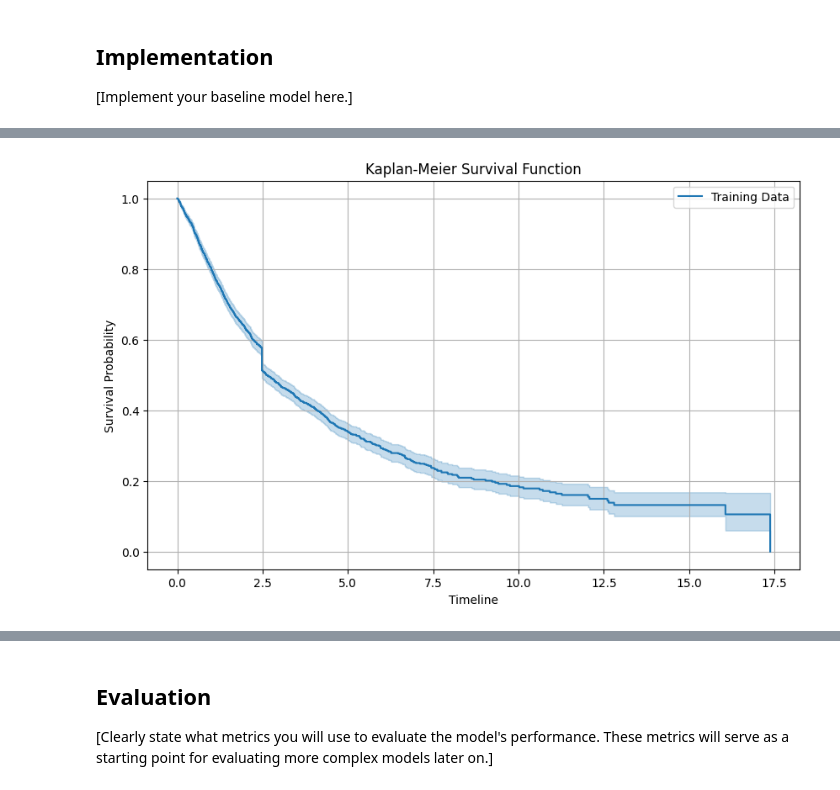
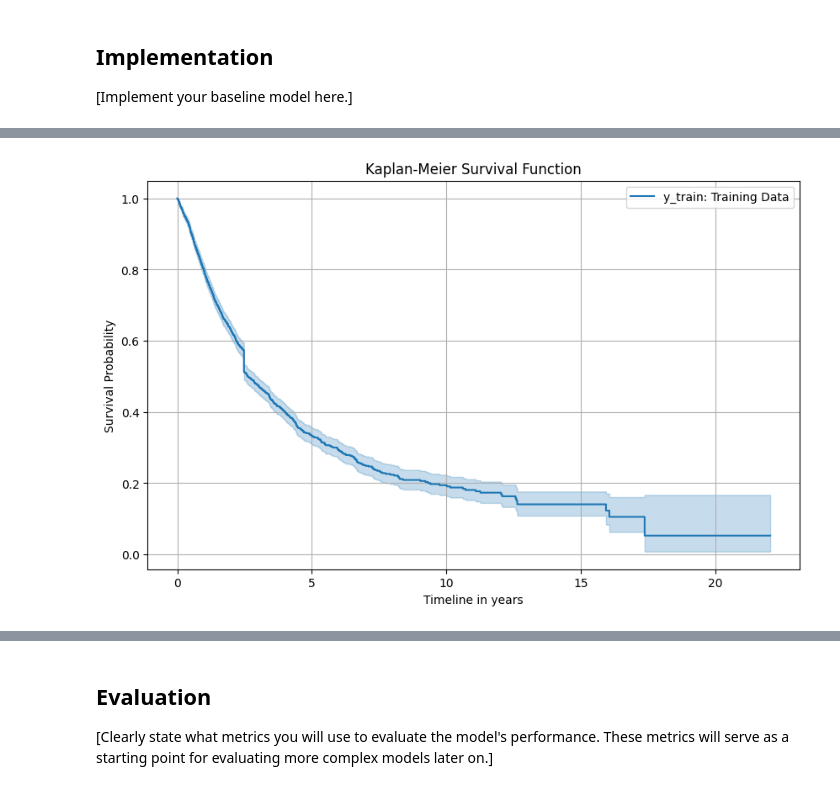
Before and after one commit to kaSae6/PredictLeukemiaSurvival, a Jupyter notebook: 2_BaselineModel/baseline_model copy_MM.ipynb, the cells around one changed output, grey strips where cells are left out. Saved outputs shown, nothing was run; the diff lists cells and outputs as text; code cells hidden in the pictures.

```diff
--- a/2_BaselineModel/baseline_model copy_MM.ipynb
+++ b/2_BaselineModel/baseline_model copy_MM.ipynb
@@ -226,14 +288,13 @@ X_train, X_test, y_train, y_test = train_test_split(
 # %%
 # Load the dataset
 # Replace 'your_dataset.csv' with the path to your actual dataset
-df = pd.read_csv("your_dataset.csv")
+#df = pd.read_csv("your_dataset.csv")
 
 # Feature selection
 # Example: Selecting only two features for a simple baseline model
-X = df[["feature1", "feature2"]]
-y = df["target_variable"]
+#X = df[["feature1", "feature2"]]
+#y = df["target_variable"]
 
 # Splitting the dataset
-X_train, X_test, y_train, y_test = train_test_split(
-    X, y, test_size=0.2, random_state=42
-)
+#X_train, X_test, y_train, y_test = train_test_split(
+#    X, y, test_size=0.2, random_state=42)
@@ -253,31 +344,18 @@ FileNotFoundError: [Errno 2] No such file or directory: 'your_dataset.csv'
 # %%
-import matplotlib.pyplot as plt
-# Import the Kaplan-Meier fitter from lifelines
-%pip install lifelines
-from lifelines import KaplanMeierFitter
+# Apply Kaplan-Meier survival analysis to training data
 
-kmf = KaplanMeierFitter()
-
-# Apply Kaplan-Meier survival analysis
-
-kmf.fit(y_train["OS_YEARS"], y_train["OS_STATUS"])
-#kmf.fit(y_test["OS_YEARS"], y_test["OS_STATUS"])
+kmf.fit(y_train["OS_YEARS"], event_observed= y_train["OS_STATUS"])
 
 # Plot the kaplan-meier survival function of training data
 
-#kmf.plot_survival_function(label="y_train: Kaplan-Meier Survival Function", ci_show=True)
-
 plt.figure(figsize=(10, 6))
 kmf.plot()
-
-
-
 plt.xlabel("Timeline in years")
 plt.ylabel("Survival Probability")
 plt.title("Kaplan-Meier Survival Function")
-plt.legend(["Training Data"])
+plt.legend(["y_train: Training Data"])
 plt.grid(True)
-#plt.tight_layout()
+# plt.tight_layout()
 plt.show()
 
 
@@ -303,2 +364,2 @@ Note: you may need to restart the kernel to use updated packages.
-[figure, old version]
+[figure, new version]
 # %%
```
Also changed, not shown: parts of 23 cells of this notebook.
